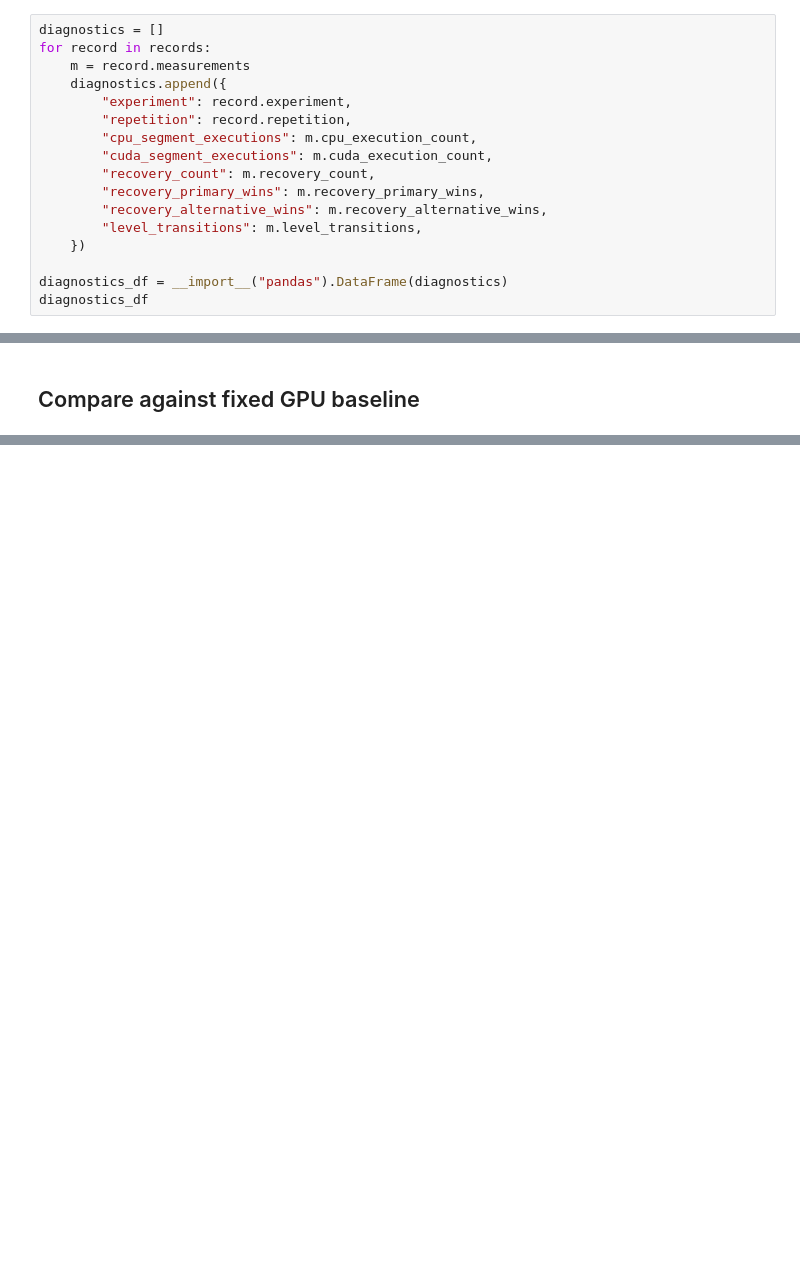
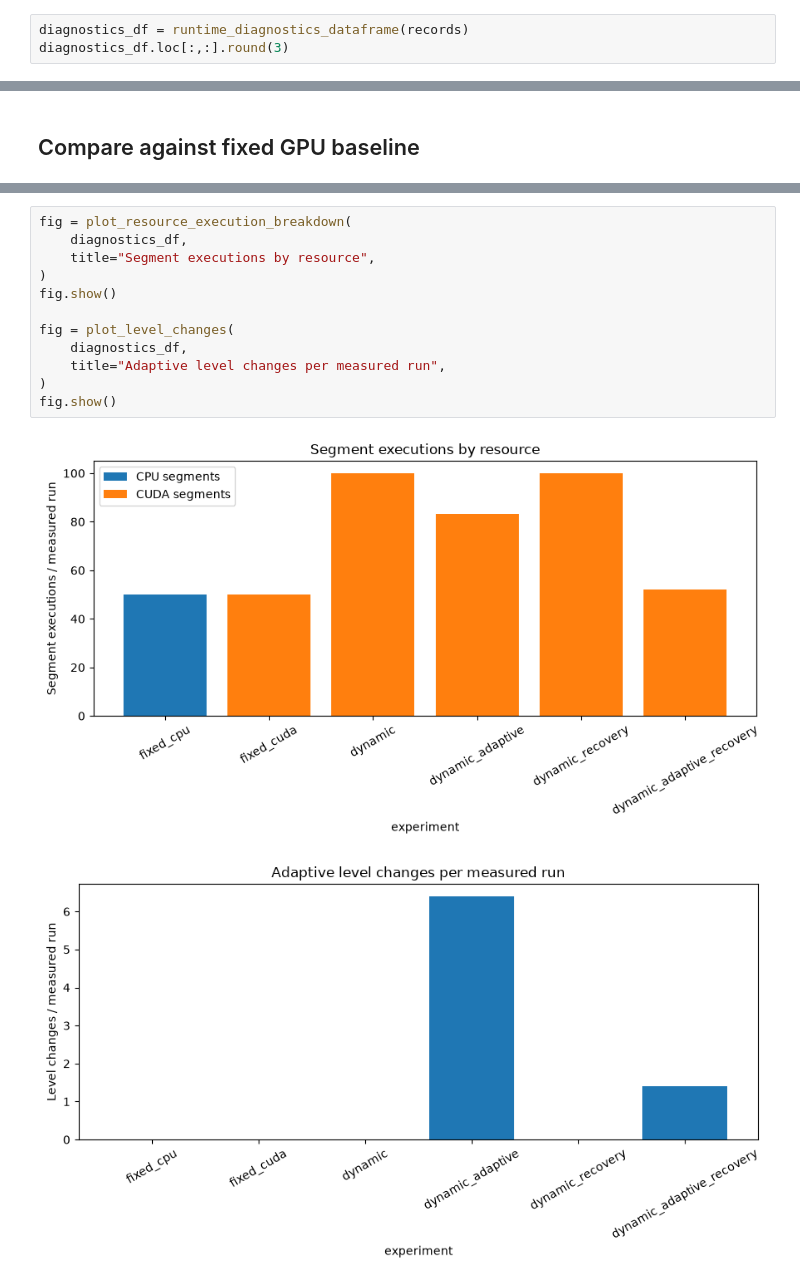
Before and after one commit to HaZaRdOuSDeVeLoPeR/FlexOn-Adaptive-OnDevice-ML-Inference-Framework, a Jupyter notebook: experiments.ipynb, the cells around one changed output, grey strips where cells are left out. Cells and saved outputs as stored; diff of their text form; blank space fills up the shorter version.

```diff
--- a/experiments.ipynb
+++ b/experiments.ipynb
@@ -212,19 +300,5 @@ pooled_summary.round(3)
 
 These metrics are useful for confirming that the feature modes actually exercised the intended runtime paths.
 # %%
-diagnostics = []
-for record in records:
-    m = record.measurements
-    diagnostics.append({
-        "experiment": record.experiment,
-        "repetition": record.repetition,
-        "cpu_segment_executions": m.cpu_execution_count,
-        "cuda_segment_executions": m.cuda_execution_count,
-        "recovery_count": m.recovery_count,
-        "recovery_primary_wins": m.recovery_primary_wins,
-        "recovery_alternative_wins": m.recovery_alternative_wins,
-        "level_transitions": m.level_transitions,
-    })
-
-diagnostics_df = __import__("pandas").DataFrame(diagnostics)
-diagnostics_df
+diagnostics_df = runtime_diagnostics_dataframe(records)
+diagnostics_df.loc[:,:].round(3)
@@ -298,0 +413,15 @@ Before using the results in the report/presentation, verify:
+# %%
+fig = plot_resource_execution_breakdown(
+    diagnostics_df,
+    title="Segment executions by resource",
+)
+fig.show()
+
+fig = plot_level_changes(
+    diagnostics_df,
+    title="Adaptive level changes per measured run",
+)
+fig.show()
+# %% [output]
+[figure, added]
+[figure, added]
```
Also changed, not shown: parts of 31 cells of this notebook, 54 other files.
